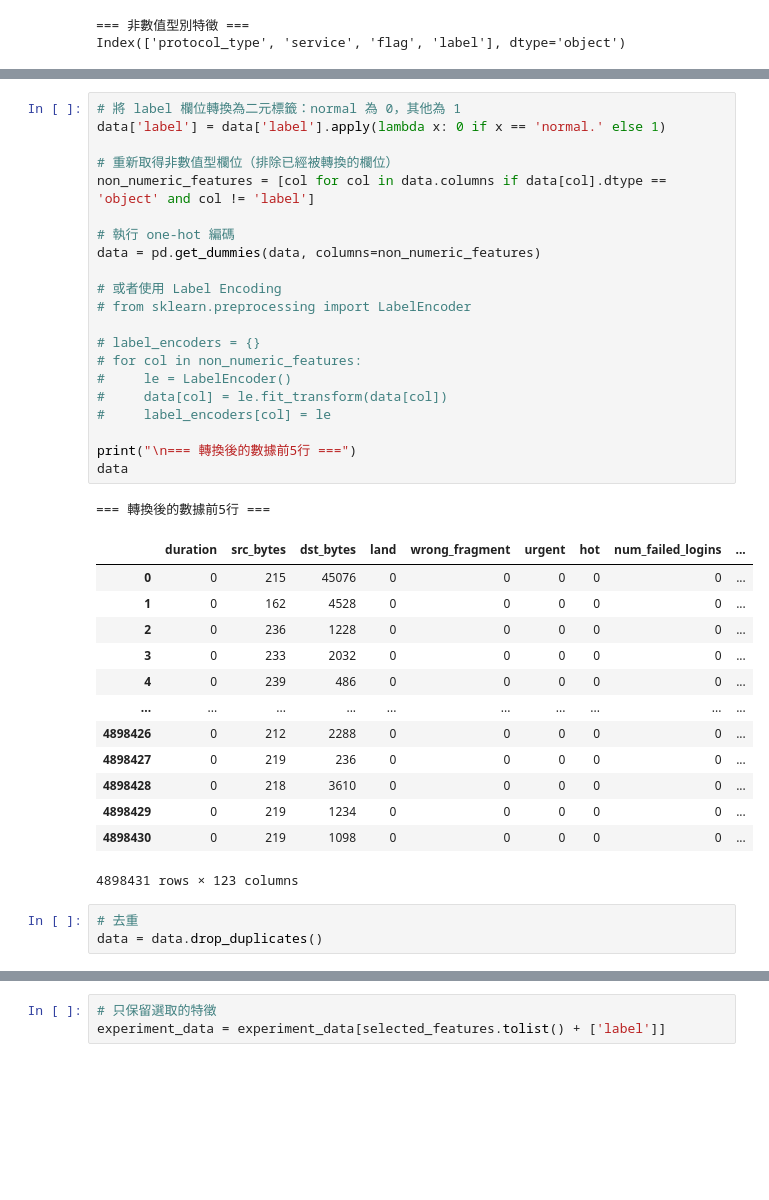
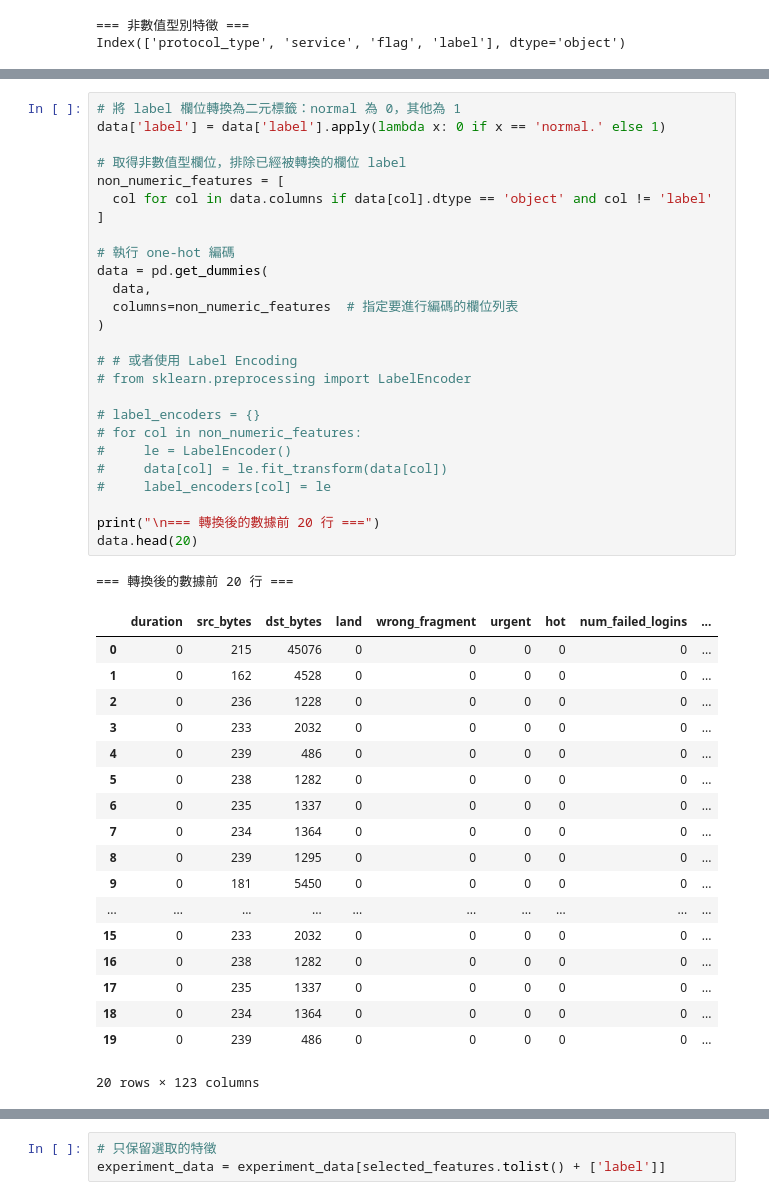
Before and after one commit to jonascheng/anomalyebook, a Jupyter notebook: 07_network-intrusion-detection.ipynb, the cells around one changed output, grey strips where cells are left out. Saved outputs shown, nothing was run; the diff lists cells and outputs as text; blank space fills up the shorter version.

```diff
--- a/07_network-intrusion-detection.ipynb
+++ b/07_network-intrusion-detection.ipynb
@@ -128,42 +171,49 @@ Name: count, dtype: int64
 # %%
 # 將 label 欄位轉換為二元標籤：normal 為 0，其他為 1
 data['label'] = data['label'].apply(lambda x: 0 if x == 'normal.' else 1)
 
-# 重新取得非數值型欄位（排除已經被轉換的欄位）
-non_numeric_features = [col for col in data.columns if data[col].dtype == 'object' and col != 'label']
+# 取得非數值型欄位，排除已經被轉換的欄位 label
+non_numeric_features = [
+  col for col in data.columns if data[col].dtype == 'object' and col != 'label'
+]
 
 # 執行 one-hot 編碼
-data = pd.get_dummies(data, columns=non_numeric_features)
+data = pd.get_dummies(
+  data,
+  columns=non_numeric_features  # 指定要進行編碼的欄位列表
+)
 
-# 或者使用 Label Encoding
+# # 或者使用 Label Encoding
 # from sklearn.preprocessing import LabelEncoder
 
 # label_encoders = {}
 # for col in non_numeric_features:
 #     le = LabelEncoder()
 #     data[col] = le.fit_transform(data[col])
 #     label_encoders[col] = le
 
-print("\n=== 轉換後的數據前5行 ===")
-data
+print("\n=== 轉換後的數據前 20 行 ===")
+data.head(20)
 # %% [output]
-=== 轉換後的數據前5行 ===
+=== 轉換後的數據前 20 行 ===
 |  | duration | src_bytes | dst_bytes | land | wrong_fragment | urgent | hot | num_failed_logins | ... |
 | 0 | 0 | 215 | 45076 | 0 | 0 | 0 | 0 | 0 | ... |
 | 1 | 0 | 162 | 4528 | 0 | 0 | 0 | 0 | 0 | ... |
 | 2 | 0 | 236 | 1228 | 0 | 0 | 0 | 0 | 0 | ... |
 | 3 | 0 | 233 | 2032 | 0 | 0 | 0 | 0 | 0 | ... |
 | 4 | 0 | 239 | 486 | 0 | 0 | 0 | 0 | 0 | ... |
+| 5 | 0 | 238 | 1282 | 0 | 0 | 0 | 0 | 0 | ... |
+| 6 | 0 | 235 | 1337 | 0 | 0 | 0 | 0 | 0 | ... |
+| 7 | 0 | 234 | 1364 | 0 | 0 | 0 | 0 | 0 | ... |
+| 8 | 0 | 239 | 1295 | 0 | 0 | 0 | 0 | 0 | ... |
+| 9 | 0 | 181 | 5450 | 0 | 0 | 0 | 0 | 0 | ... |
 | ... | ... | ... | ... | ... | ... | ... | ... | ... | ... |
-| 4898426 | 0 | 212 | 2288 | 0 | 0 | 0 | 0 | 0 | ... |
-| 4898427 | 0 | 219 | 236 | 0 | 0 | 0 | 0 | 0 | ... |
-| 4898428 | 0 | 218 | 3610 | 0 | 0 | 0 | 0 | 0 | ... |
-| 4898429 | 0 | 219 | 1234 | 0 | 0 | 0 | 0 | 0 | ... |
-| 4898430 | 0 | 219 | 1098 | 0 | 0 | 0 | 0 | 0 | ... |
+| 15 | 0 | 233 | 2032 | 0 | 0 | 0 | 0 | 0 | ... |
+| 16 | 0 | 238 | 1282 | 0 | 0 | 0 | 0 | 0 | ... |
+| 17 | 0 | 235 | 1337 | 0 | 0 | 0 | 0 | 0 | ... |
+| 18 | 0 | 234 | 1364 | 0 | 0 | 0 | 0 | 0 | ... |
+| 19 | 0 | 239 | 486 | 0 | 0 | 0 | 0 | 0 | ... |
-4898431 rows × 123 columns
+20 rows × 123 columns
-# %%
-# 去重
-data = data.drop_duplicates()
 # %%
 print("\n=== 正常與異常連線數量 ===")
 print(data['label'].value_counts())
```
Also changed, not shown: parts of 30 cells of this notebook, 1 other file.
